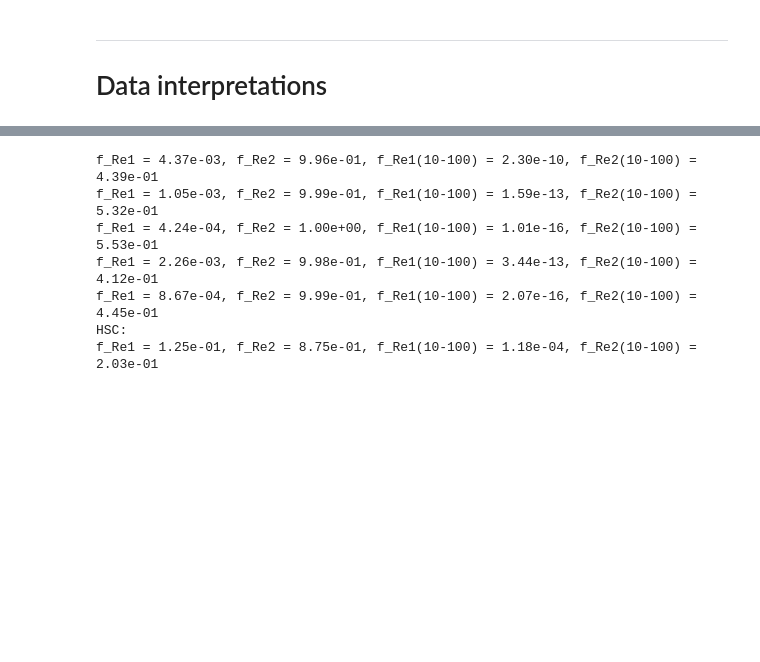
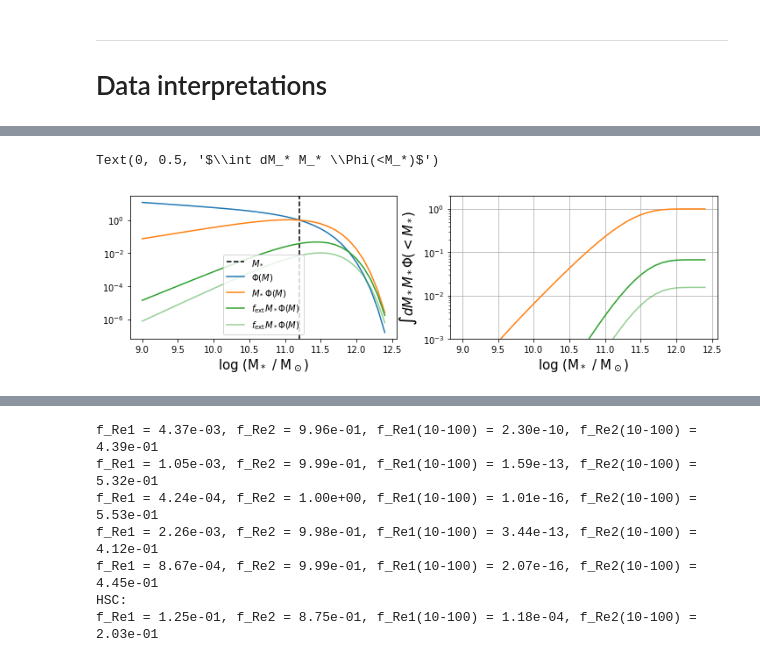
Before and after one commit to yuntingcheng/python_ciber, a Jupyter notebook: stack_modelfit/paperfigs.ipynb, the cells around one changed output, grey strips where cells are left out. Saved outputs shown, nothing was run; the diff lists cells and outputs as text; code cells hidden in the pictures; blank space fills up the shorter version.

```diff
--- a/stack_modelfit/paperfigs.ipynb
+++ b/stack_modelfit/paperfigs.ipynb
@@ -1906,0 +2183,33 @@ clear_output()
+# %%
+logMstr, alpha = 11.2, -1.29
+Mstr = 10**logMstr
+phi_func = lambda M_arr: (M_arr/Mstr)**(1+alpha) * np.exp(-M_arr/Mstr)
+logM_arr = np.arange(9.,12.5,0.1)
+spstr = np.where(np.abs(logM_arr-logMstr)<1e-3)[0]
+phi_arr = phi_func(10**logM_arr)
+
+fig, ax = plt.subplots(1,2,figsize=(12,3))
+ax[0].axvline(logM_arr[spstr], c='k', ls='--', label=r'$M_*$')
+ax[0].semilogy(logM_arr, phi_arr/phi_arr[spstr],'C0', label=r'$\Phi(M)$')
+ax[0].semilogy(logM_arr, M_arr*phi_arr/(M_arr[spstr]*phi_arr[spstr]),'C1',label=r'$M_*\Phi(M)$')
+ax[1].plot(logM_arr, np.cumsum(M_arr**2*phi_arr)/np.sum(M_arr**2*phi_arr),'C1')
+
+f_arr = 10**np.polyval(np.polyfit(M_all,np.log10(fh_all),1), np.log10(M_arr))
+ax[0].semilogy(logM_arr, M_arr*phi_arr*f_arr/(M_arr[spstr]*phi_arr[spstr]),
+           c='C2',label=r'$f_{\rm ext}M_*\Phi(M)$')
+ax[1].semilogy(logM_arr, np.cumsum(M_arr**2*phi_arr*f_arr)/np.sum(M_arr**2*phi_arr),'C2')
+
+f_arr = 10**np.polyval(np.polyfit(M_all,np.log10(fl_all),1), np.log10(M_arr))
+ax[0].semilogy(logM_arr, M_arr*phi_arr*f_arr/(M_arr[spstr]*phi_arr[spstr]),
+           c='C2',alpha=0.5,label=r'$f_{\rm ext}M_*\Phi(M)$')
+ax[1].semilogy(logM_arr, np.cumsum(M_arr**2*phi_arr*f_arr)/np.sum(M_arr**2*phi_arr),'C2',alpha=0.5)
+
+ax[0].legend()
+ax[1].set_ylim([1e-3,2e0])
+ax[1].grid()
+ax[0].set_xlabel('log (M$_*$ / M$_\odot$)', fontsize=15)
+ax[1].set_xlabel('log (M$_*$ / M$_\odot$)', fontsize=15)
+ax[1].set_ylabel(r'$\int dM_* M_* \Phi(<M_*)$', fontsize=15)
+# %% [output]
+Text(0, 0.5, '$\\int dM_* M_* \\Phi(<M_*)$')
+[figure, added]
```
Also changed, not shown: parts of 10 cells of this notebook, 4 other files.
